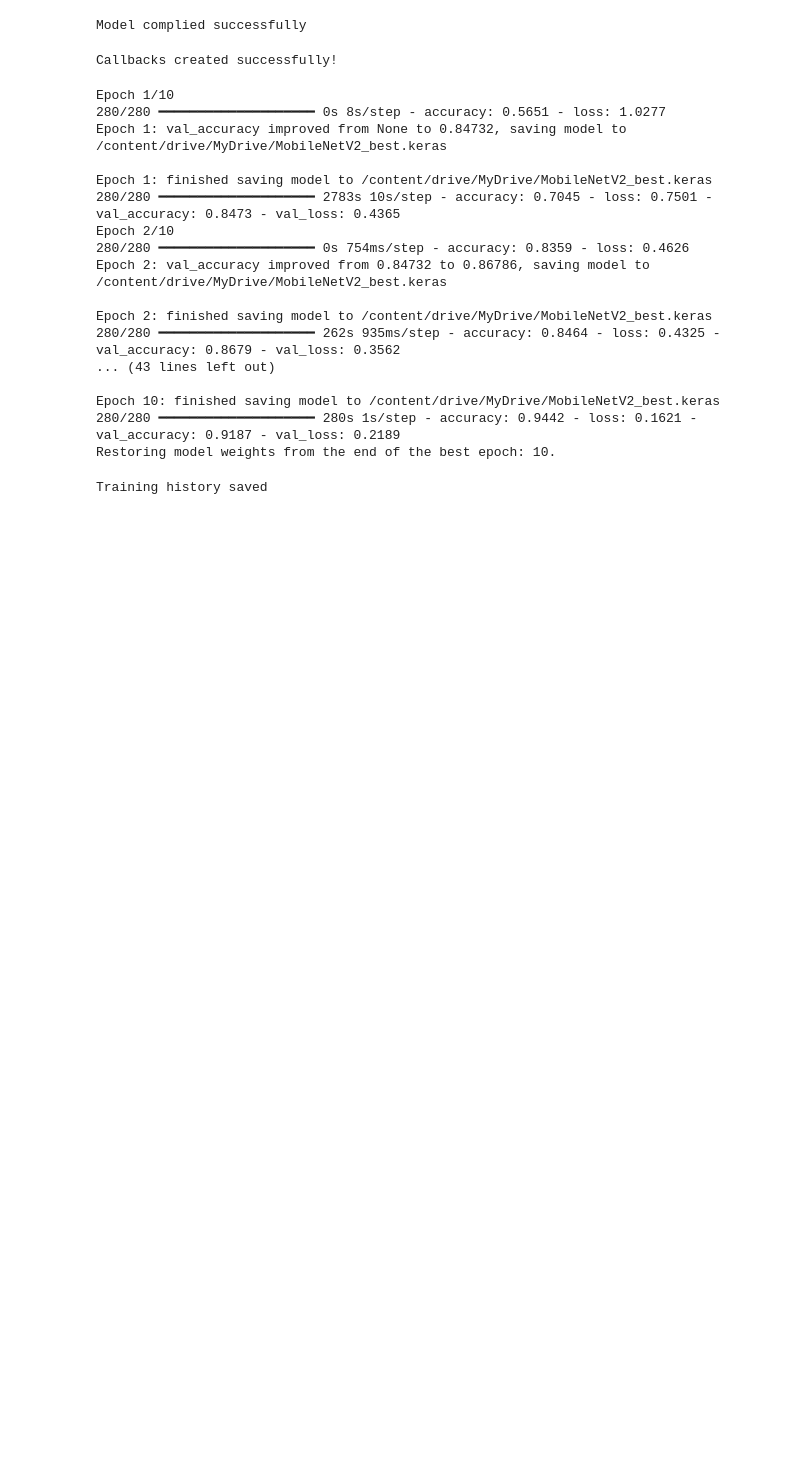
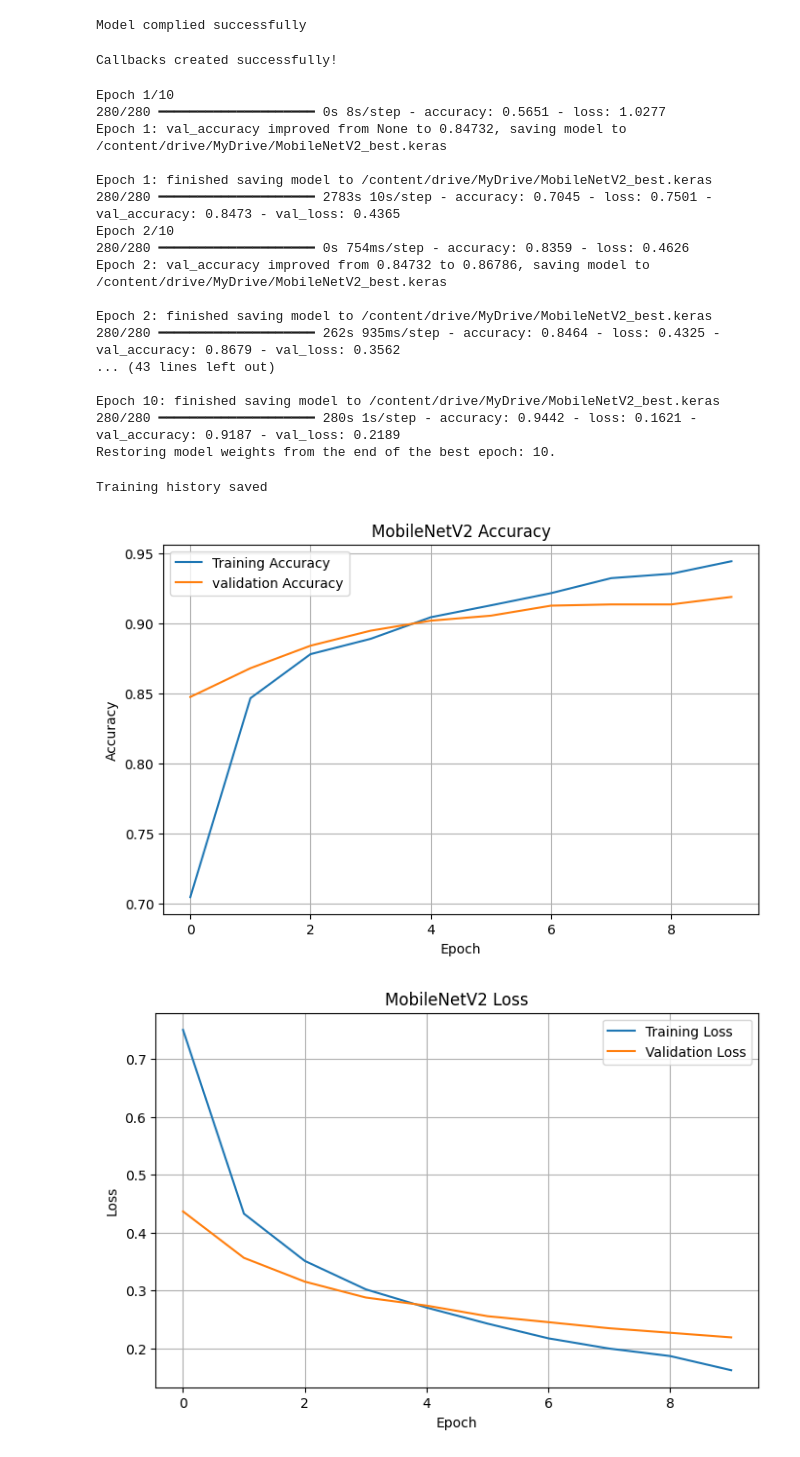
Before and after one commit to SavindiPanditha/SE4050-Brain-Tumor-Classification, a Jupyter notebook: 02_MobileNetV2.ipynb, the cells around one changed output. Saved outputs shown, nothing was run; the diff lists cells and outputs as text; code cells hidden in the pictures; blank space fills up the shorter version.

Commit message:
Accuracy vs Epoch Loss vs Epoch

```diff
--- a/02_MobileNetV2.ipynb
+++ b/02_MobileNetV2.ipynb
@@ -373,3 +373,50 @@ history_df.to_csv(
 print("Training history saved")
 # %% [output]
 Training history saved
+# %%
+import matplotlib.pyplot as plt
+
+#Accuracy graph
+plt.figure(figsize=(8,5))
+
+plt.plot(
+    history.history["accuracy"],
+    label="Training Accuracy"
+)
+
+plt.plot(
+    history.history["val_accuracy"],
+    label="validation Accuracy"
+)
+
+plt.title("MobileNetV2 Accuracy")
+plt.xlabel("Epoch")
+plt.ylabel("Accuracy")
+plt.legend()
+plt.grid(True)
+
+plt.show()
+
+#Loss graph
+plt.figure(figsize=(8,5))
+
+plt.plot(
+    history.history["loss"],
+    label="Training Loss"
+)
+
+plt.plot(
+    history.history["val_loss"],
+    label="Validation Loss"
+)
+
+plt.title("MobileNetV2 Loss")
+plt.xlabel("Epoch")
+plt.ylabel("Loss")
+plt.legend()
+plt.grid(True)
+
+plt.show()
+# %% [output]
+[figure, added]
+[figure, added]
```
